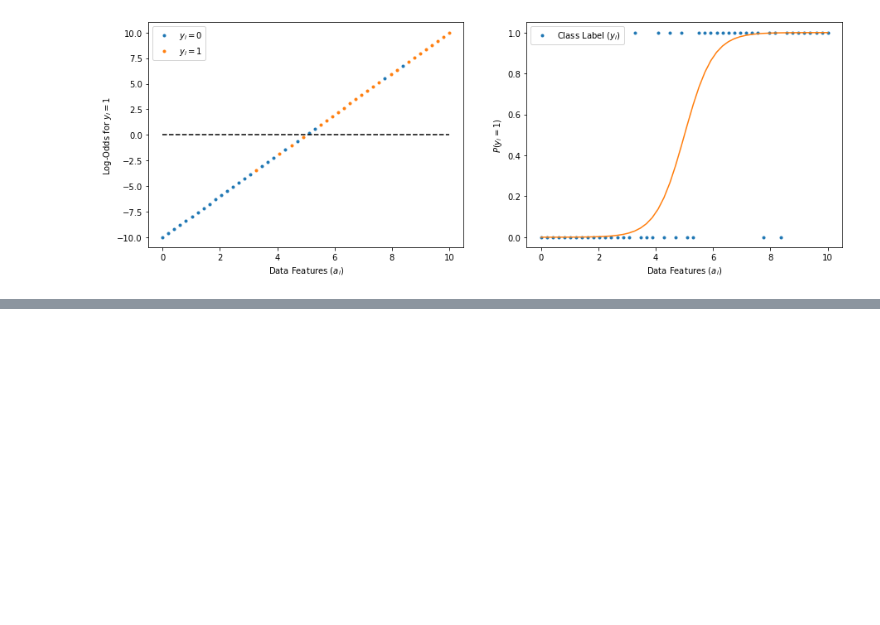
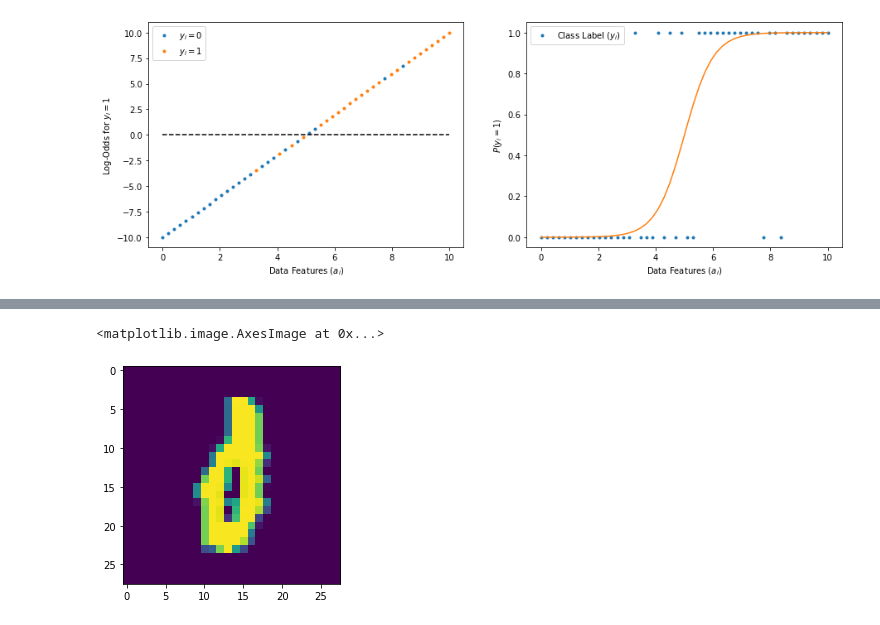
Before and after one commit to UW-AMO/neurohackademy, a Jupyter notebook: notebooks/Part4-LogisticRegression.ipynb, the cells around one changed output, grey strips where cells are left out. Cells and saved outputs as stored; diff of their text form; code cells hidden in the pictures; blank space fills up the shorter version.

```diff
--- a/notebooks/Part4-LogisticRegression.ipynb
+++ b/notebooks/Part4-LogisticRegression.ipynb
@@ -111,0 +176,6 @@ plt.show()
+# %%
+# Move this to utils.py
+
+z_train = A_train.dot(results[0])
+p_train = [0 if z < 0 else 1 for z in z_train]
+100*sum(p_train == y_train)/len(y_train)
@@ -111,0 +198,5 @@ plt.show()
+# %%
+plt.imshow(A_train[p_train != y_train].reshape(28, 28))
+# %% [output]
+<matplotlib.image.AxesImage at 0x...>
+[figure, added]
```
Also changed, not shown: parts of 8 cells of this notebook.
